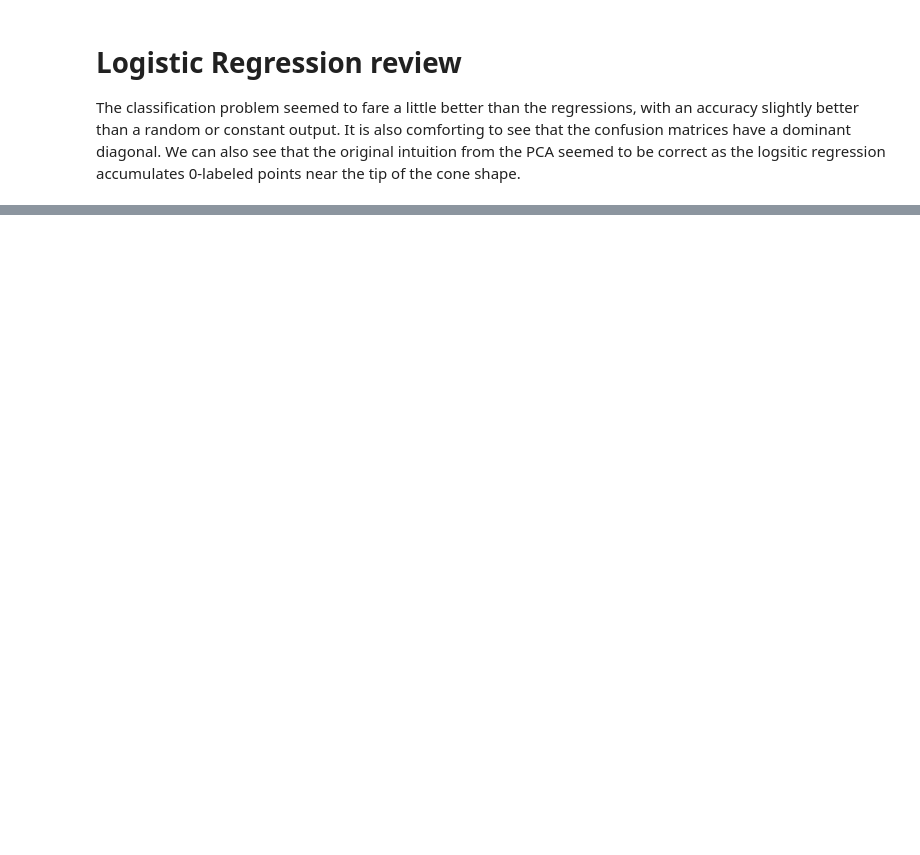
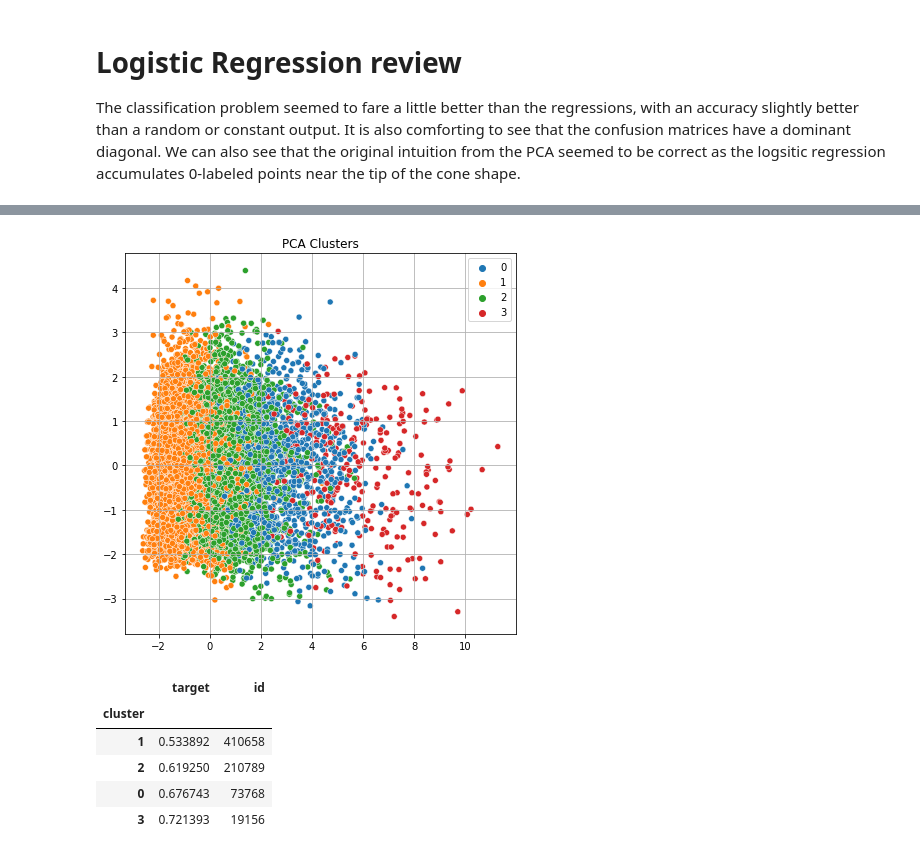
Before and after one commit to factoredai/sokrates, a Jupyter notebook: Exploration.ipynb, the cells around one changed output, grey strips where cells are left out. Saved outputs shown, nothing was run; the diff lists cells and outputs as text; code cells hidden in the pictures; blank space fills up the shorter version.

```diff
--- a/Exploration.ipynb
+++ b/Exploration.ipynb
@@ -602,0 +625,26 @@ a random or constant output. It is also comforting to see that the confusion mat
+# %%
+km = MiniBatchKMeans(4, max_iter=200, batch_size=1024, random_state=456)
+clusters = km.fit_predict(df_filtered[FEATURES])
+
+df_clust = df_filtered.assign(cluster=clusters)
+fig, ax = plot_pca(
+    df_clust[FEATURES].values,
+    df_clust["cluster"].astype("str").values,
+    interval=64,
+    figsize=(7, 7)
+)
+ax.set_title("PCA Clusters")
+plt.show()
+
+df_clust.groupby("cluster").agg({
+    "target": "mean",
+    "id": "count"
+}).sort_values(by="target")
+# %% [output]
+[figure, added]
+|  | target | id |
+| cluster |  |  |
+| 1 | 0.533892 | 410658 |
+| 2 | 0.619250 | 210789 |
+| 0 | 0.676743 | 73768 |
+| 3 | 0.721393 | 19156 |
```
Also changed, not shown: parts of 14 cells of this notebook.
